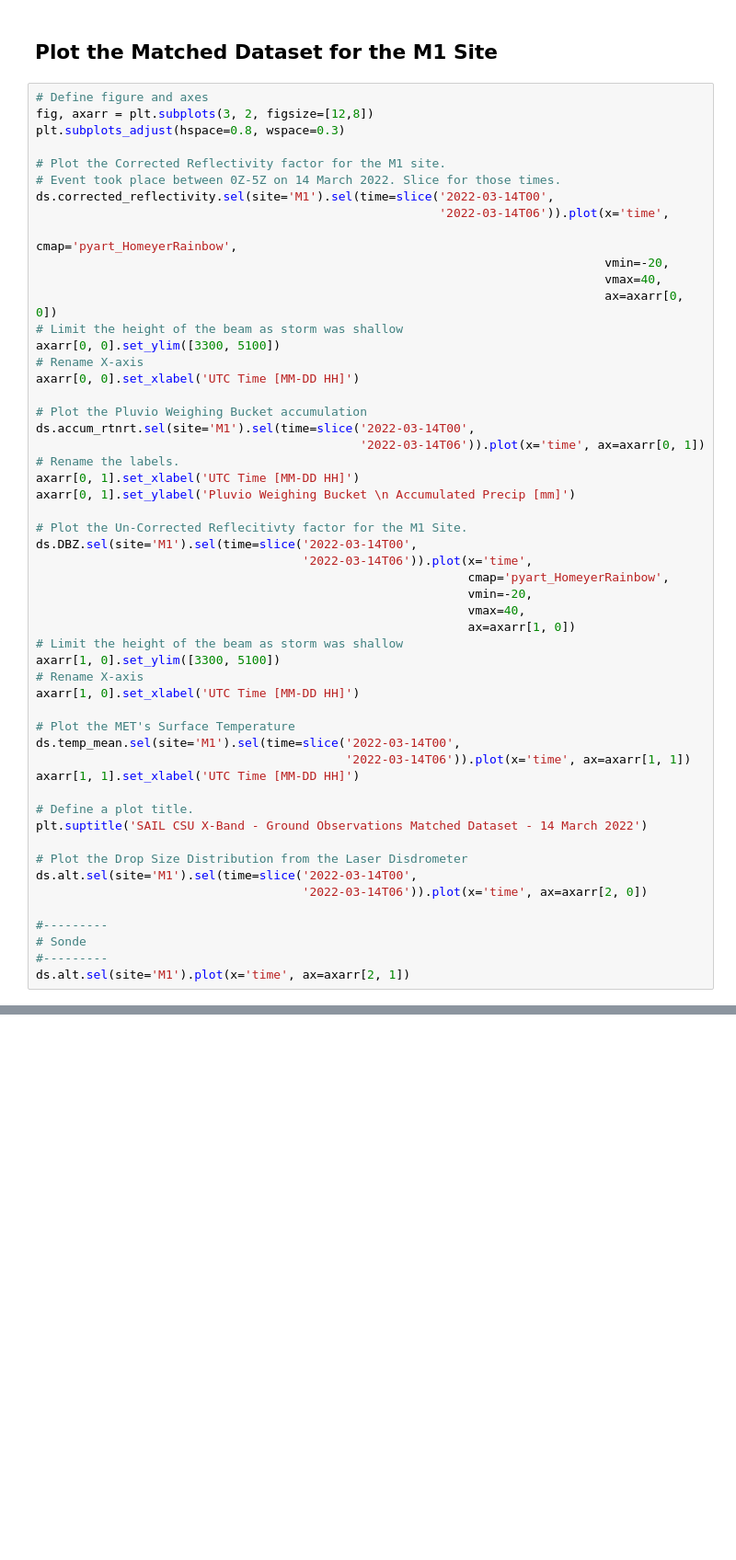
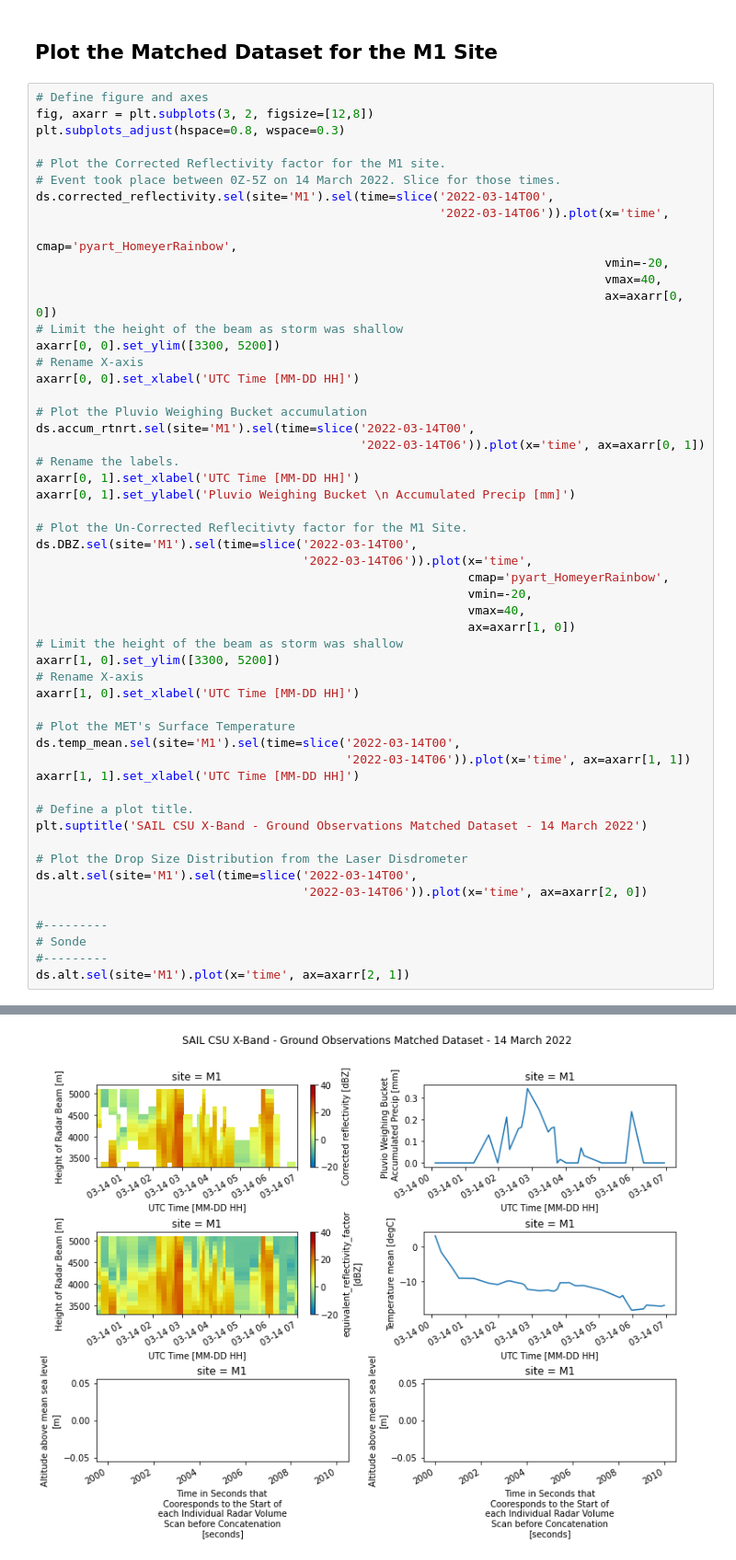
Before and after one commit to mgrover1/sail-xprecip-radar, a Jupyter notebook: notebooks/radar-precip/matched_dataset_march_14_2022.ipynb, the cells around one changed output, grey strips where cells are left out. Shown at 92% size. Saved outputs shown, nothing was run; the diff lists cells and outputs as text; blank space fills up the shorter version.

```diff
--- a/notebooks/radar-precip/matched_dataset_march_14_2022.ipynb
+++ b/notebooks/radar-precip/matched_dataset_march_14_2022.ipynb
@@ -333,7 +456,7 @@ ds.corrected_reflectivity.sel(site='M1').sel(time=slice('2022-03-14T00',
                                                                                vmax=40,
                                                                                ax=axarr[0, 0])
 # Limit the height of the beam as storm was shallow
-axarr[0, 0].set_ylim([3300, 5100])
+axarr[0, 0].set_ylim([3300, 5200])
 # Rename X-axis
 axarr[0, 0].set_xlabel('UTC Time [MM-DD HH]')
 
@@ -352,7 +475,7 @@ ds.DBZ.sel(site='M1').sel(time=slice('2022-03-14T00',
                                                             vmax=40,
                                                             ax=axarr[1, 0])
 # Limit the height of the beam as storm was shallow
-axarr[1, 0].set_ylim([3300, 5100])
+axarr[1, 0].set_ylim([3300, 5200])
 # Rename X-axis
 axarr[1, 0].set_xlabel('UTC Time [MM-DD HH]')
 
@@ -372,3 +495,4 @@ ds.alt.sel(site='M1').sel(time=slice('2022-03-14T00',
 # Sonde
 #---------
 ds.alt.sel(site='M1').plot(x='time', ax=axarr[2, 1])
+# %% [output]
@@ -374,0 +500 @@ ds.alt.sel(site='M1').plot(x='time', ax=axarr[2, 1])
+[figure, added]
```
Also changed, not shown: parts of 49 cells of this notebook.
